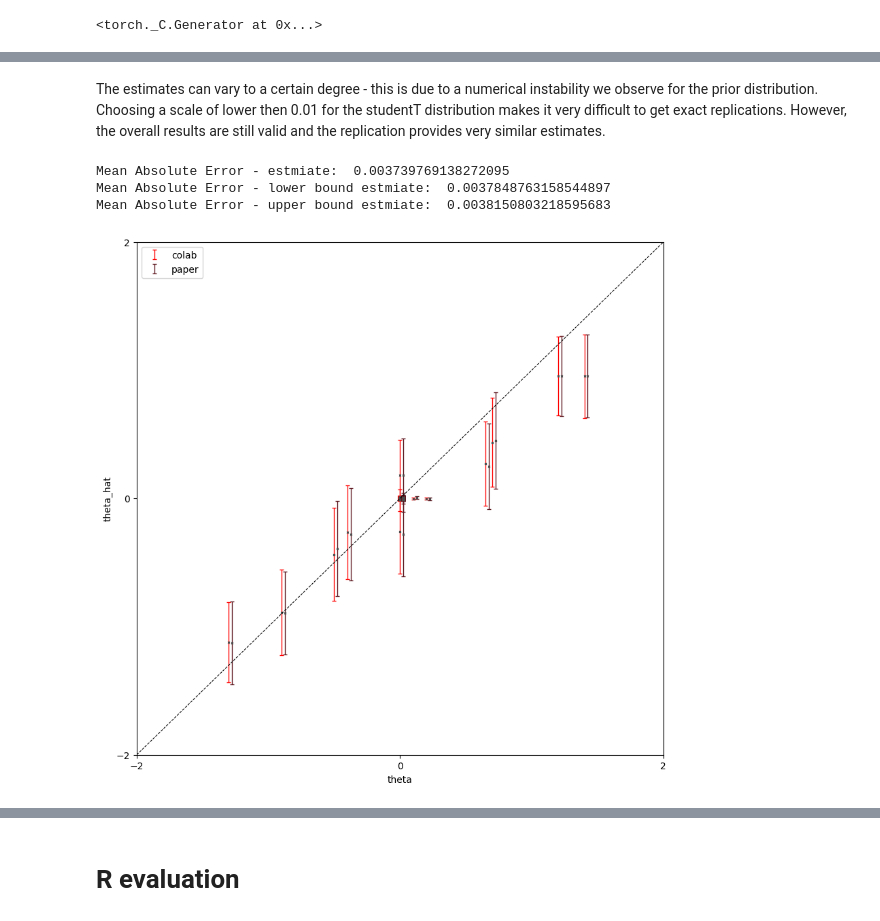
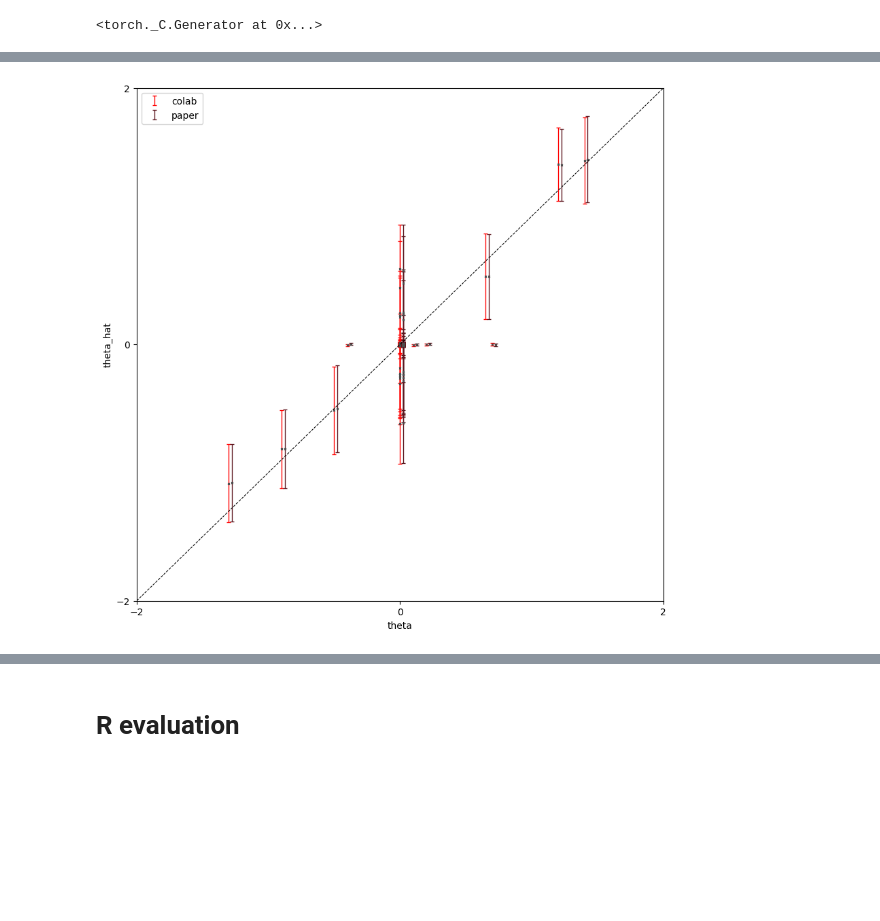
Before and after one commit to alexwjung/ProbCox, a Jupyter notebook: paper/ProbCox/replication/simulations/highdimensional_case2.ipynb, the cells around one changed output, grey strips where cells are left out. Drawn from its saved outputs; the diff is of its cells as text; code cells hidden in the pictures; blank space fills up the shorter version.

```diff
--- a/paper/ProbCox/replication/simulations/highdimensional_case2.ipynb
+++ b/paper/ProbCox/replication/simulations/highdimensional_case2.ipynb
@@ -168,7 +166,7 @@ def evaluate(surv, X, rank, batchsize, sampling_proportion, iter_, predictor=pre
         m.initialize(eta=eta, rank=rank, num_particles=5)
         loss=[0]
         for ii in tqdm.tqdm(range((iter_))):
-            idx = np.unique(np.concatenate((np.random.choice(np.where(surv[:, -1]==1)[0], 1, replace=False), np.random.choice(range(surv.shape[0]), batchsize-1, replace=False)))) # random sample of data - force at least one event (no evaluation otherwise)
+            idx = np.unique(np.concatenate((np.random.choice(np.where(surv[:, -1]==1)[0], 1, replace=False), np.random.choice(range(surv.shape[0]), batchsize, replace=False))))[:batchsize] #
             data=[surv[idx], X[idx]] # subsampled data
             loss.append(m.infer(data=data))
             # divergence check
@@ -182,71 +180,60 @@ def evaluate(surv, X, rank, batchsize, sampling_proportion, iter_, predictor=pre
 # %%
 # Run
 # =======================================================================================================================
-if suffix == 'rank5':
-    pyro.clear_param_store()
-    out = evaluate(rank=5, batchsize=256, iter_=15000, surv=surv, X=X, sampling_proportion=[total_obs, None, total_events, None])
-elif suffix == 'rank50':
-    pyro.clear_param_store()
-    out = evaluate(rank=50, batchsize=256, iter_=15000, surv=surv, X=X, sampling_proportion=[total_obs, None, total_events, None])
+
+pyro.clear_param_store()
+out5 = evaluate(rank=5, batchsize=256, iter_=15000, surv=surv, X=X, sampling_proportion=[total_obs, None, total_events, None])
+
+pyro.clear_param_store()
+out50 = evaluate(rank=50, batchsize=256, iter_=15000, surv=surv, X=X, sampling_proportion=[total_obs, None, total_events, None])
 # %%
 
 # Download data from github
 # =======================================================================================================================
 
-url1 = 'https://raw.githubusercontent.com/alexwjung/ProbCox/main/paper/ProbCox/out/simulation/sim_hd2/probcox' + suffix +'_theta.txt'
-url2 = 'https://raw.githubusercontent.com/alexwjung/ProbCox/main/paper/ProbCox/out/simulation/sim_hd2/probcox' + suffix +'_theta_lower.txt'
-url3 = 'https://raw.githubusercontent.com/alexwjung/ProbCox/main/paper/ProbCox/out/simulation/sim_hd2/probcox' + suffix +'_theta_upper.txt'
+url1 = 'https://raw.githubusercontent.com/alexwjung/ProbCox/main/paper/ProbCox/out/simulation/sim_hd2/probcox' + 'rank5' +'_theta.txt'
+url2 = 'https://raw.githubusercontent.com/alexwjung/ProbCox/main/paper/ProbCox/out/simulation/sim_hd2/probcox' + 'rank5' +'_theta_lower.txt'
+url3 = 'https://raw.githubusercontent.com/alexwjung/ProbCox/main/paper/ProbCox/out/simulation/sim_hd2/probcox' + 'rank5' +'_theta_upper.txt'
+theta_est5_sim = pd.read_csv(url1, header=None, sep=';')
+theta_est5_lower_sim = pd.read_csv(url2, header=None, sep=';')
+theta_est5_upper_sim = pd.read_csv(url3, header=None, sep=';')
 
 
-theta_est_sim = pd.read_csv(url1, header=None, sep=';')
-theta_est_lower_sim = pd.read_csv(url2, header=None, sep=';')
-theta_est_upper_sim = pd.read_csv(url3, header=None, sep=';')
+url1 = 'https://raw.githubusercontent.com/alexwjung/ProbCox/main/paper/ProbCox/out/simulation/sim_hd2/probcox' + 'rank50' +'_theta.txt'
+url2 = 'https://raw.githubusercontent.com/alexwjung/ProbCox/main/paper/ProbCox/out/simulation/sim_hd2/probcox' + 'rank50' +'_theta_lower.txt'
+url3 = 'https://raw.githubusercontent.com/alexwjung/ProbCox/main/paper/ProbCox/out/simulation/sim_hd2/probcox' + 'rank50' +'_theta_upper.txt'
+theta_est50_sim = pd.read_csv(url1, header=None, sep=';')
+theta_est50_lower_sim = pd.read_csv(url2, header=None, sep=';')
+theta_est50_upper_sim = pd.read_csv(url3, header=None, sep=';')
-# %% [markdown]
-The estimates can vary to a certain degree - this is due to a numerical instability we observe for the prior distribution.
-Choosing a scale of lower then 0.01 for the studentT distribution makes it very difficult to get exact replications.
-However, the overall results are still valid and the replication provides very similar estimates.
-# %%
-# Comparision
-# =======================================================================================================================
-
-print('Mean Absolute Error - estmiate: ', np.mean(np.abs(np.squeeze(out['theta'][1].detach().numpy()) - np.squeeze(np.asarray(theta_est_sim.iloc[np.where(theta_est_sim.iloc[:, 0] == run_id)[0], 1:-1])))))
-
-print('Mean Absolute Error - lower bound estmiate: ',np.mean(np.abs(np.squeeze(out['theta'][0].detach().numpy()) - np.squeeze(np.asarray(theta_est_lower_sim.iloc[np.where(theta_est_lower_sim.iloc[:, 0] == run_id)[0], 1:-1])))))
-
-print('Mean Absolute Error - upper bound estmiate: ',np.mean(np.abs(np.squeeze(out['theta'][2].detach().numpy()) - np.squeeze(np.asarray(theta_est_upper_sim.iloc[np.where(theta_est_upper_sim.iloc[:, 0] == run_id)[0], 1:-1])))))
-# %% [output]
-Mean Absolute Error - estmiate:  0.003739769138272095
-Mean Absolute Error - lower bound estmiate:  0.0037848763158544897
-Mean Absolute Error - upper bound estmiate:  0.0038150803218595683
 # %%
 # Comparision - Plot
 # =======================================================================================================================
 theta = np.concatenate((np.asarray([-0.5, 0.7, 1.2, 0.65, -0.9, 1.4, 0.2, -0.4, -1.3, 0.1]), np.zeros((990,))))[:, None]
-theta_est_sim = np.squeeze(np.asarray(theta_est_sim.iloc[np.where(theta_est_sim.iloc[:, 0] == run_id)[0], 1:-1]))[:, None]
-theta_est_lower_sim = np.squeeze(np.asarray(theta_est_lower_sim.iloc[np.where(theta_est_lower_sim.iloc[:, 0] == run_id)[0], 1:-1]))[:, None]
-theta_est_upper_sim = np.squeeze(np.asarray(theta_est_upper_sim.iloc[np.where(theta_est_upper_sim.iloc[:, 0] == run_id)[0], 1:-1]))[:, None]
+theta_est_sim = np.squeeze(np.asarray(theta_est5_sim.iloc[np.where(theta_est5_sim.iloc[:, 0] == run_id)[0], 1:-1]))[:, None]
+theta_est_lower_sim = np.squeeze(np.asarray(theta_est5_lower_sim.iloc[np.where(theta_est5_lower_sim.iloc[:, 0] == run_id)[0], 1:-1]))[:, None]
+theta_est_upper_sim = np.squeeze(np.asarray(theta_est5_upper_sim.iloc[np.where(theta_est5_upper_sim.iloc[:, 0] == run_id)[0], 1:-1]))[:, None]
 
-theta_est = out['theta'][1].detach().numpy()
-theta_est_lower = out['theta'][0].detach().numpy()
-theta_est_upper = out['theta'][2].detach().numpy()
+theta_est = out5['theta'][1].detach().numpy()
+theta_est_lower = out5['theta'][0].detach().numpy()
+theta_est_upper = out5['theta'][2].detach().numpy()
 
 fig, ax = plt.subplots(1, 1, figsize=(10, 10), dpi=100)
 ax.errorbar(theta[:, 0], theta_est[:, 0], yerr=(theta_est[:, 0] - theta_est_lower[:, 0], theta_est_upper[:, 0]- theta_est[:, 0]),  ls='', c="red", capsize=2, capthick=0.95, elinewidth=0.95, label='colab')
 
 ax.plot(theta[:, 0], theta_est[:, 0], ls='', c=".3", marker='x', ms=2)
 ax.errorbar(theta[:, 0]+0.025, theta_est_sim[:, 0], yerr=(theta_est_sim[:, 0] - theta_est_lower_sim[:, 0], theta_est_upper_sim[:, 0]- theta_est_sim[:, 0]),  ls='', c="#5c161e", capsize=2, capthick=0.95, elinewidth=0.95, label='paper')
 ax.plot(theta[:, 0]+0.025, theta_est_sim[:, 0], ls='', c=".3", marker='x', ms=2)
 
 ax.set(xlim=(-2, 2), ylim=(-2, 2))
 ax.plot(ax.get_xlim(), ax.get_ylim(), ls="--", c="black", linewidth=0.75)
 ax.set_yticks([-2, 0, 2])
 ax.set_ylim([-2, 2])
 ax.set_xticks([-2, 0, 2])
 ax.set_xlim([-2, 2])
 ax.set_xlabel('theta')
 ax.set_ylabel('theta_hat')
 plt.legend()
 plt.show()
 plt.close()
 # %% [output]
-[figure, old version]
+[figure, new version]
```
Also changed, not shown: parts of 15 cells of this notebook, 2 other files.
